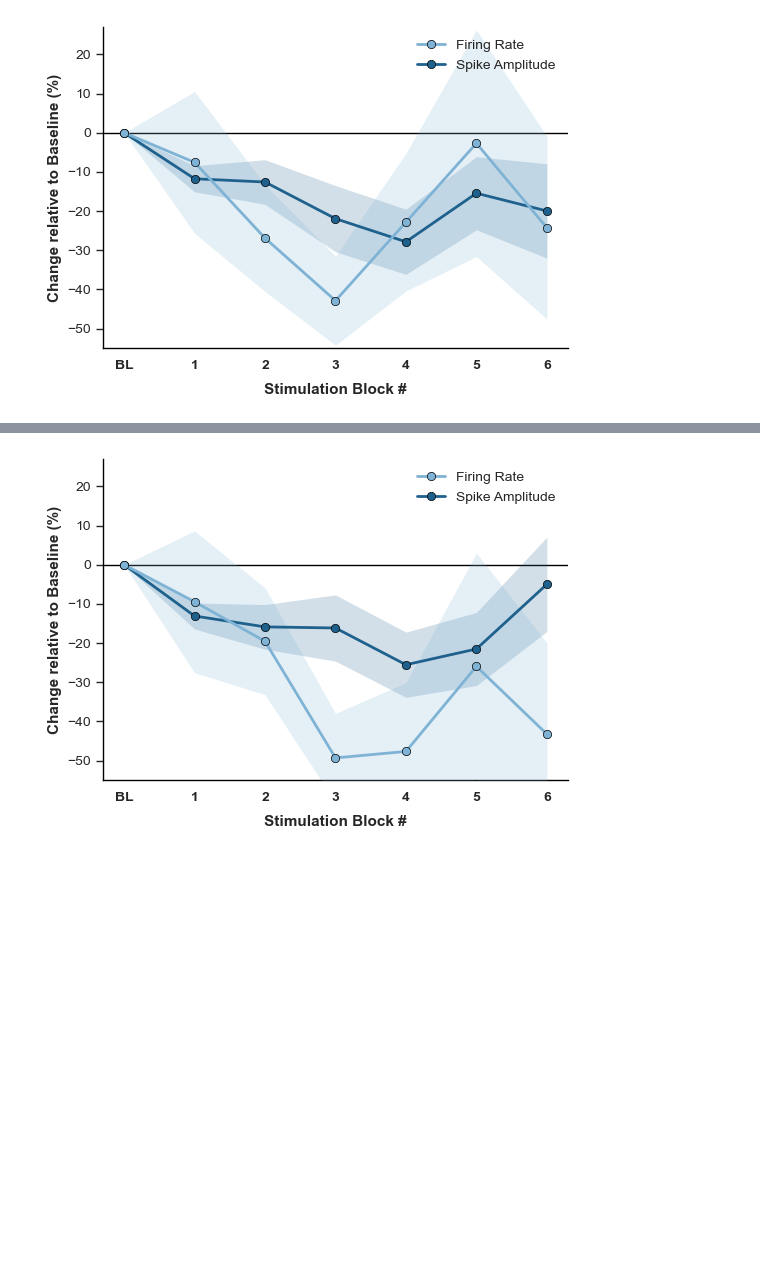
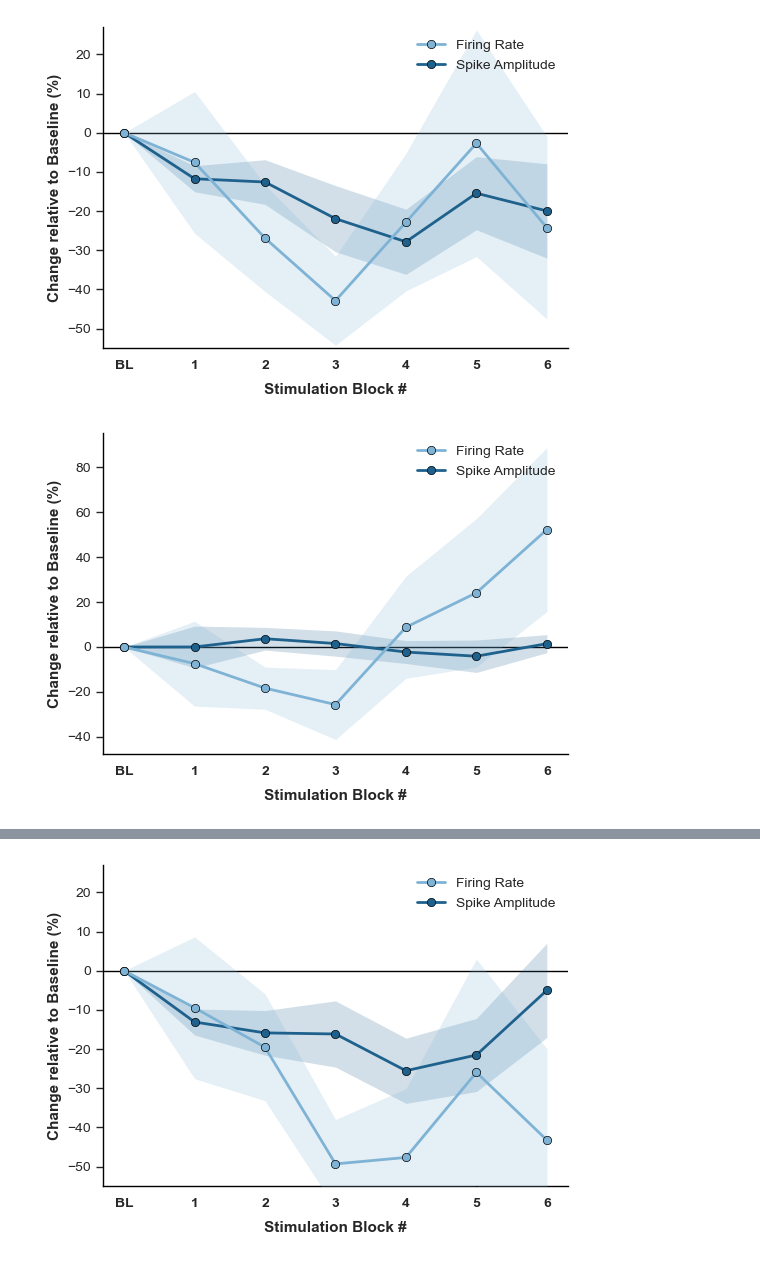
Before and after one commit to Falach/spikes_stim, a Jupyter notebook: paper/final_figuresV2.ipynb, the cells around one changed output, grey strips where cells are left out. Saved outputs shown, nothing was run; the diff lists cells and outputs as text; code cells hidden in the pictures; blank space fills up the shorter version.

Commit message:
control supp fig

```diff
--- a/paper/final_figuresV2.ipynb
+++ b/paper/final_figuresV2.ipynb
@@ -1211,3 +1212,78 @@ plt.tight_layout()
 plt.show()
 # %% [output]
 [figure]
+# %%
+# mean
+import numpy as np
+import pandas as pd
+import matplotlib.pyplot as plt
+
+# --- 1. הכנת הנתונים (רק לקבוצת הגירוי) ---
+# ודאי שהרצת את פונקציית get_clean_matrix קודם לכן
+df_rate_stim = get_clean_matrix(data_control['rates']['all'], mode='baseline', threshold=1000)
+df_amp_stim = get_clean_matrix(data_control['relative_spike_amplitude']['all'], mode='baseline', threshold=1000)
+
+stim_idx = [1, 3, 5, 7, 9, 11]
+
+def prepare_group_line(df, idx_list):
+    mean_s = df.mean()
+    sem_s = df.sem()
+    y = np.array([0] + mean_s.iloc[idx_list].tolist())
+    err = np.array([0] + sem_s.iloc[idx_list].tolist())
+    return y, err
+
+# הכנת הנתונים הסופיים (גירוי בלבד)
+y_rate_stim, err_rate_stim = prepare_group_line(df_rate_stim, stim_idx)
+y_amp_stim, err_amp_stim = prepare_group_line(df_amp_stim, stim_idx)
+
+x_axis = np.arange(len(y_rate_stim))
+
+# --- 2. פונקציית עזר לציור קו עם הצללה ---
+def plot_shaded_line(ax, x, y, err, color, label, zorder):
+    # צל
+    ax.fill_between(x, y - err, y + err, color=color, alpha=0.2, linewidth=0, zorder=zorder-1)
+    # קו ונקודות
+    ax.plot(x, y, color=color, linewidth=2, marker='o', markersize=6,
+            markeredgecolor='black', markeredgewidth=0.5, zorder=zorder, label=label)
+
+# --- 3. יצירת הגרף המאוחד (גרף אחד בלבד) ---
+plt.figure(figsize=(5.5, 4))
+ax = plt.gca()
+
+# הגדרת צבעים: שני גוונים של כחול
+color_rate = '#7fb3d5' # כחול כהה ל-Rate
+color_amp = '#1f618d'  # כחול בהיר ל-Amplitude
+
+# ציור הקווים על אותו ציר
+plot_shaded_line(ax, x_axis, y_rate_stim, err_rate_stim, color_rate, 'Firing Rate', zorder=5)
+plot_shaded_line(ax, x_axis, y_amp_stim, err_amp_stim, color_amp, 'Spike Amplitude', zorder=4)
+
+# עיצוב הצירים
+ax.axhline(y=0, color='black', linestyle='-', linewidth=1, zorder=1)
+ax.spines['top'].set_visible(False)
+ax.spines['right'].set_visible(False)
+
+# הגדרת צבע ועובי הצירים השמאלי והתחתון לשחור
+ax.spines['left'].set_color('black')
+ax.spines['bottom'].set_color('black')
+ax.spines['left'].set_linewidth(1)
+ax.spines['bottom'].set_linewidth(1)
+
+# החזרת הטיקים
+ax.tick_params(axis='both', which='major', direction='out', length=5, width=1, left=True)
+
+# הגדרת ציר X
+ax.set_xticks(x_axis)
+ax.set_xticklabels(['BL'] + [str(i) for i in range(1, len(x_axis))], fontsize=10, fontweight='bold')
+ax.set_xlabel('Stimulation Block #', fontsize=11, fontweight='bold', labelpad=8)
+# ax.set_ylim(-55,27)
+# הגדרת ציר Y (כותרת משותפת לשניהם)
+ax.set_ylabel('Change relative to Baseline (%)', fontsize=11, fontweight='bold')
+
+# הוספת מקרא (Legend) כדי להבדיל בין הקווים
+ax.legend(frameon=False, loc='best', fontsize=10)
+ax.grid(False)
+plt.tight_layout()
+plt.show()
+# %% [output]
+[figure, added]
```
Also changed, not shown: parts of 2 cells of this notebook.
